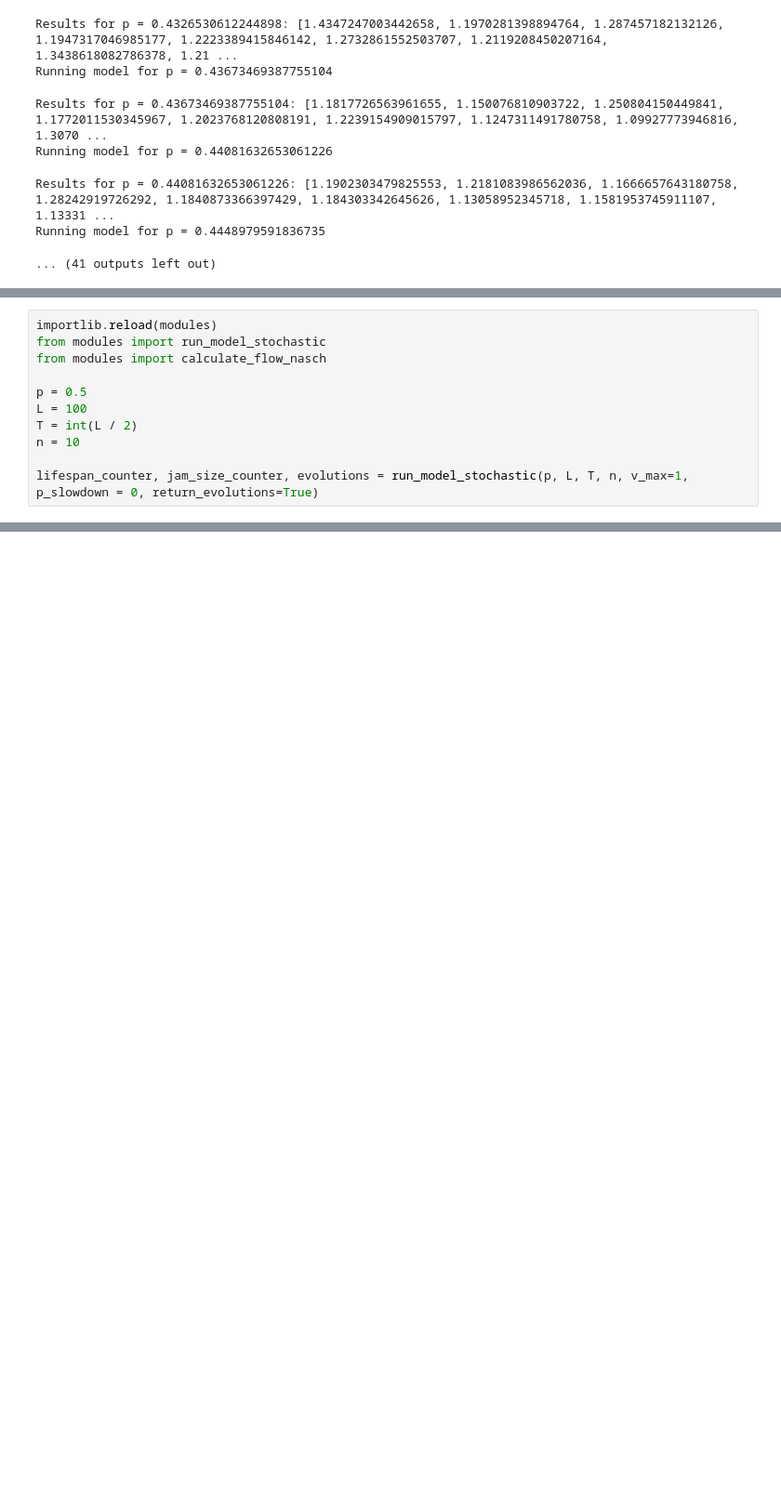
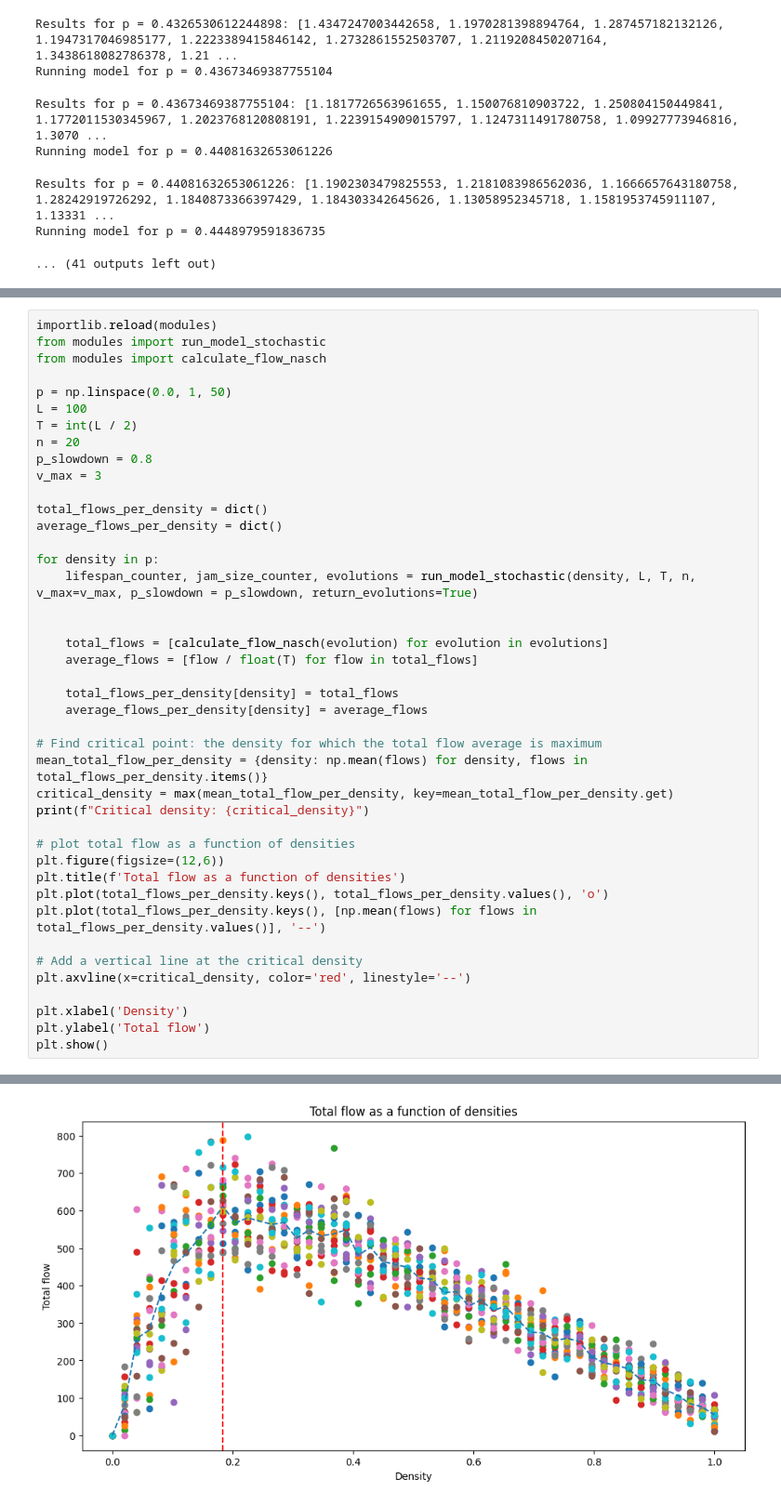
Before and after one commit to ThomasTenDamme/CSS-Group1, a Jupyter notebook: nb.ipynb, the cells around one changed output, grey strips where cells are left out. Shown: that part at 93% size. Drawn from its saved outputs; the diff is of its cells as text; blank space fills up the shorter version.

```diff
--- a/nb.ipynb
+++ b/nb.ipynb
@@ -233,11 +238,43 @@ Flow: 7
-# %%
-importlib.reload(modules)
-from modules import run_model_stochastic
-from modules import calculate_flow_nasch
-
-p = 0.5
-L = 100
-T = int(L / 2)
-n = 10
-
-lifespan_counter, jam_size_counter, evolutions = run_model_stochastic(p, L, T, n, v_max=1, p_slowdown = 0, return_evolutions=True)
+# %%
+importlib.reload(modules)
+from modules import run_model_stochastic
+from modules import calculate_flow_nasch
+
+p = np.linspace(0.0, 1, 50)
+L = 100
+T = int(L / 2)
+n = 20
+p_slowdown = 0.8
+v_max = 3
+
+total_flows_per_density = dict()
+average_flows_per_density = dict()
+
+for density in p:
+    lifespan_counter, jam_size_counter, evolutions = run_model_stochastic(density, L, T, n, v_max=v_max, p_slowdown = p_slowdown, return_evolutions=True)
+
+
+    total_flows = [calculate_flow_nasch(evolution) for evolution in evolutions]
+    average_flows = [flow / float(T) for flow in total_flows]
+
+    total_flows_per_density[density] = total_flows
+    average_flows_per_density[density] = average_flows
+
+# Find critical point: the density for which the total flow average is maximum
+mean_total_flow_per_density = {density: np.mean(flows) for density, flows in total_flows_per_density.items()}
+critical_density = max(mean_total_flow_per_density, key=mean_total_flow_per_density.get)
+print(f"Critical density: {critical_density}")
+
+# plot total flow as a function of densities
+plt.figure(figsize=(12,6))
+plt.title(f'Total flow as a function of densities')
+plt.plot(total_flows_per_density.keys(), total_flows_per_density.values(), 'o')
+plt.plot(total_flows_per_density.keys(), [np.mean(flows) for flows in total_flows_per_density.values()], '--')
+
+# Add a vertical line at the critical density
+plt.axvline(x=critical_density, color='red', linestyle='--')
+
+plt.xlabel('Density')
+plt.ylabel('Total flow')
+plt.show()
+# %% [output]
@@ -243,0 +282 @@ lifespan_counter, jam_size_counter, evolutions = run_model_stochastic(p, L, T, n
+[figure, added]
```
Also changed, not shown: parts of 2 cells of this notebook.
